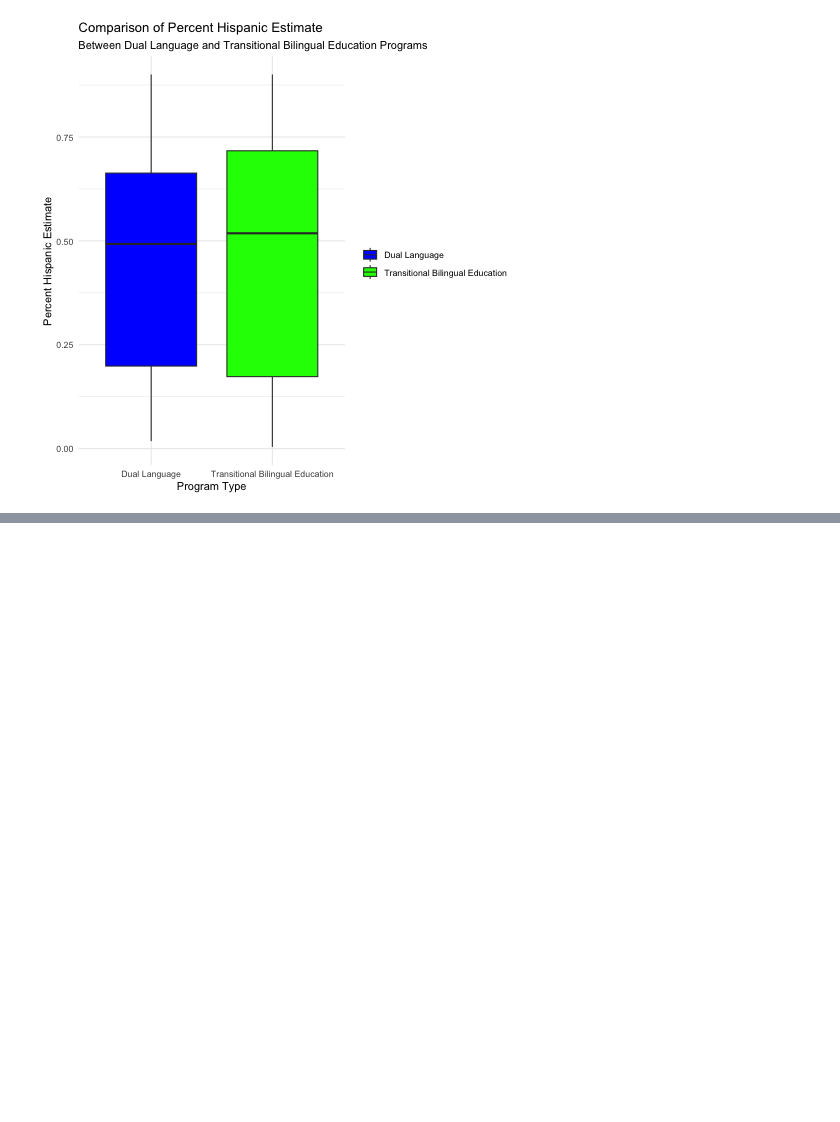
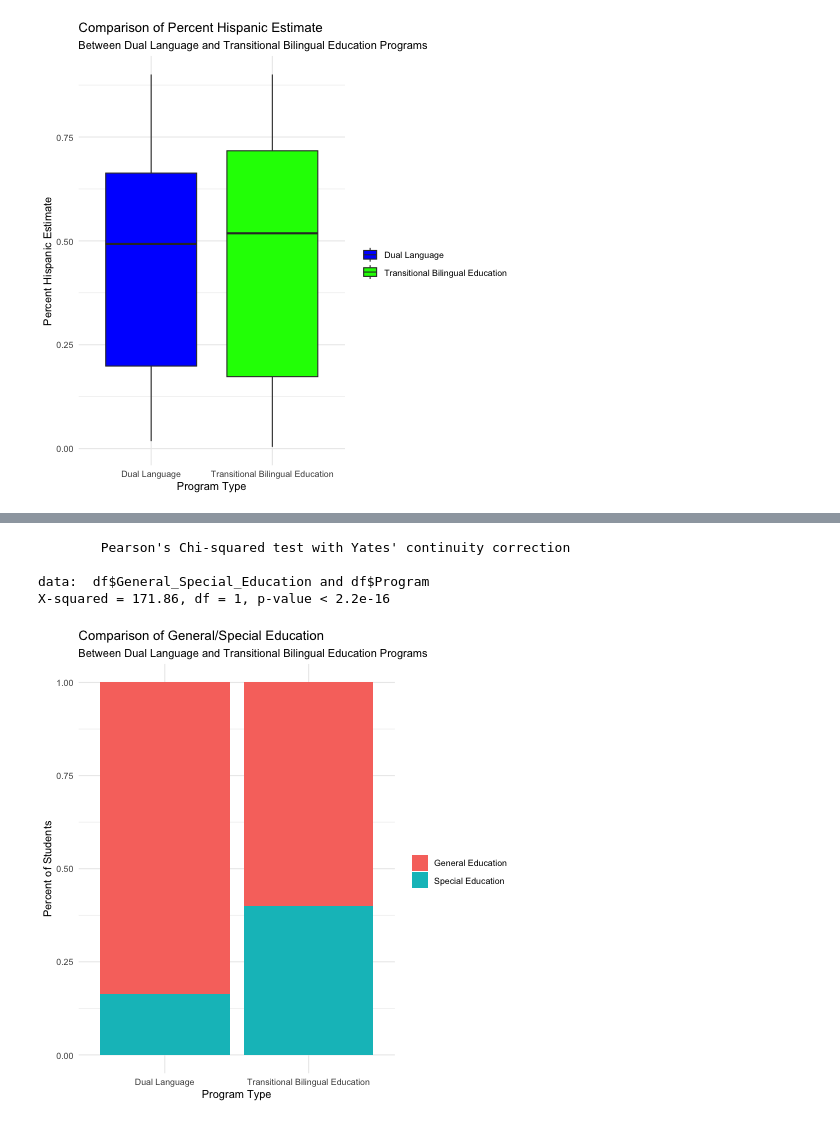
Before and after one commit to renatadaou/connect-to-census, a Jupyter notebook: hypothesis-test.ipynb, the cells around one changed output, grey strips where cells are left out. Cells and saved outputs as stored; diff of their text form; code cells hidden in the pictures; blank space fills up the shorter version.

```diff
--- a/hypothesis-test.ipynb
+++ b/hypothesis-test.ipynb
@@ -145,3 +152,11 @@ R[write to console]: Warning message:
 
 R[write to console]: Removed 15 rows containing non-finite values (`stat_boxplot()`).
 [figure]
+# %%
+# Define the dictionary for renaming columns
+new_column_names = {'General/Special Education': 'General_Special_Education'}
+
+# Rename the column using rename() function
+df = df.rename(columns=new_column_names)
+
+df.columns
@@ -147,0 +193,23 @@ R[write to console]: Removed 15 rows containing non-finite values (`stat_boxplot
+# %%
+%%R -i df
+
+# perform a chi-squared test
+chisq.test(df$General_Special_Education, df$Program)
+# %% [output]
+        Pearson's Chi-squared test with Yates' continuity correction
+
+data:  df$General_Special_Education and df$Program
+X-squared = 171.86, df = 1, p-value < 2.2e-16
+# %%
+%%R
+#graph the data
+ggplot(df, aes(x = Program, fill = General_Special_Education)) +
+  geom_bar(position = "fill") +
+  labs(title = "Comparison of General/Special Education",
+       subtitle = "Between Dual Language and Transitional Bilingual Education Programs",
+       x = "Program Type",
+       y = "Percent of Students") +
+  theme_minimal() +
+  theme(legend.title = element_blank())  # Hide the legend title if desired
+# %% [output]
+[figure, added]
```
Also changed, not shown: parts of 4 cells of this notebook, 3 other files.
